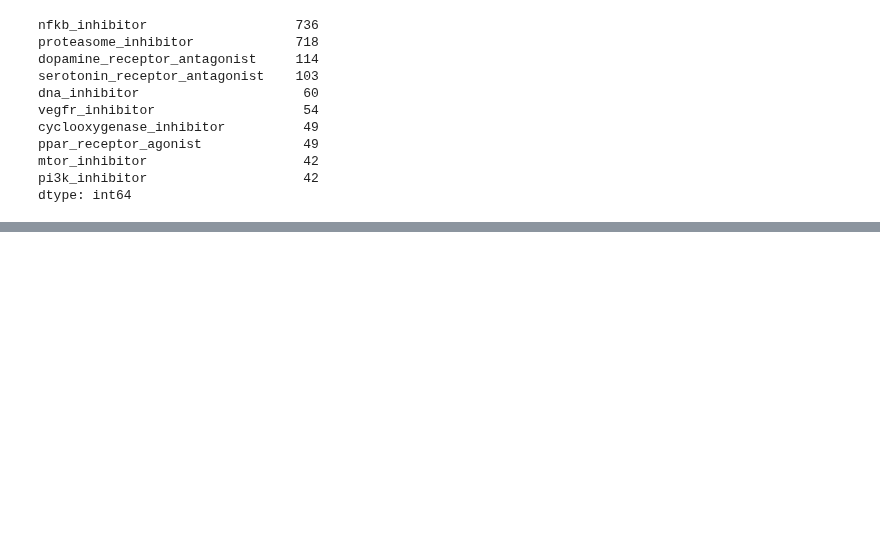
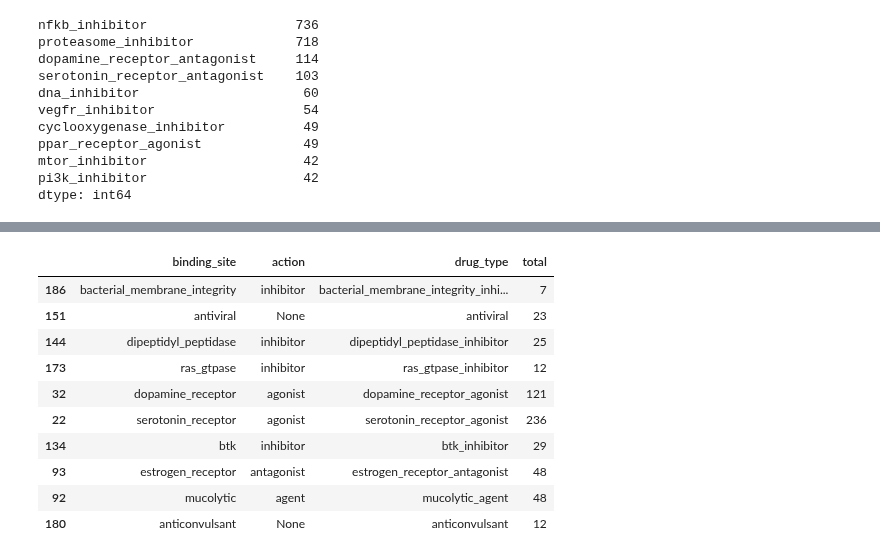
Before and after one commit to Yongliang-Shi/Mechanism-of-Action-Prediction, a Jupyter notebook: explore_moa.ipynb, the cells around one changed output, grey strips where cells are left out. Cells and saved outputs as stored; diff of their text form; code cells hidden in the pictures; blank space fills up the shorter version.

Commit message:
explore how many types of drugs out there

```diff
--- a/explore_moa.ipynb
+++ b/explore_moa.ipynb
@@ -669,0 +672,9 @@ dtype: int64
+# %%
+# Count the number of ids for the drug type and summarize them in dataframe
+sum_drug = pd.DataFrame(targets.sum(axis=0).sort_values(ascending=False)).reset_index()
+
+# Rename the column names
+sum_drug.rename(columns={'index': 'drug_type', 0: 'total'}, inplace=True)
+
+# Show top 5 rows of sum_tars
+sum_drug.head()
@@ -669,0 +688,9 @@ dtype: int64
+# %%
+# Split the type into binding site and subtype
+sum_drug_break = sum_drug.drug_type.str.rsplit(pat='_', n=1, expand=True)
+
+# Rename the columns in the sum_subtype
+sum_drug_break.rename(columns={0: 'binding_site', 1: 'action'}, inplace=True)
+
+# Print the first 5 rows in the sum_function
+sum_drug_break.head()
@@ -669,0 +704,6 @@ dtype: int64
+# %%
+# Concat sum_function with sum_drug
+sum_drug = pd.concat([sum_drug_break, sum_drug], axis=1)
+
+# Print the first 5 rows of the new sum_drug
+sum_drug.head()
@@ -669,0 +717,14 @@ dtype: int64
+# %%
+sum_drug.sample(10)
+# %% [output]
+|  | binding_site | action | drug_type | total |
+| 186 | bacterial_membrane_integrity | inhibitor | bacterial_membrane_integrity_inhi... | 7 |
+| 151 | antiviral | None | antiviral | 23 |
+| 144 | dipeptidyl_peptidase | inhibitor | dipeptidyl_peptidase_inhibitor | 25 |
+| 173 | ras_gtpase | inhibitor | ras_gtpase_inhibitor | 12 |
+| 32 | dopamine_receptor | agonist | dopamine_receptor_agonist | 121 |
+| 22 | serotonin_receptor | agonist | serotonin_receptor_agonist | 236 |
+| 134 | btk | inhibitor | btk_inhibitor | 29 |
+| 93 | estrogen_receptor | antagonist | estrogen_receptor_antagonist | 48 |
+| 92 | mucolytic | agent | mucolytic_agent | 48 |
+| 180 | anticonvulsant | None | anticonvulsant | 12 |
```
Also changed, not shown: parts of 7 cells of this notebook.
